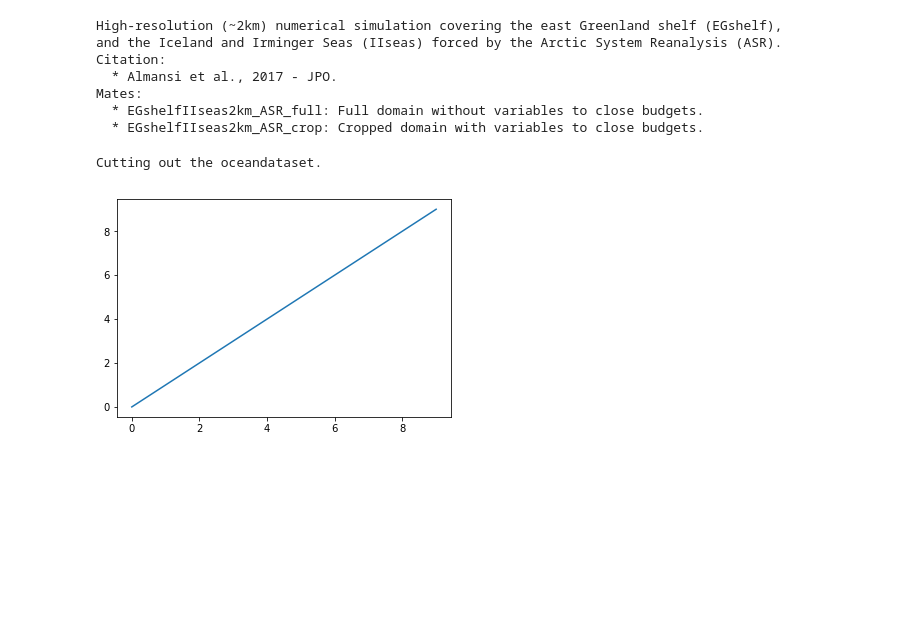
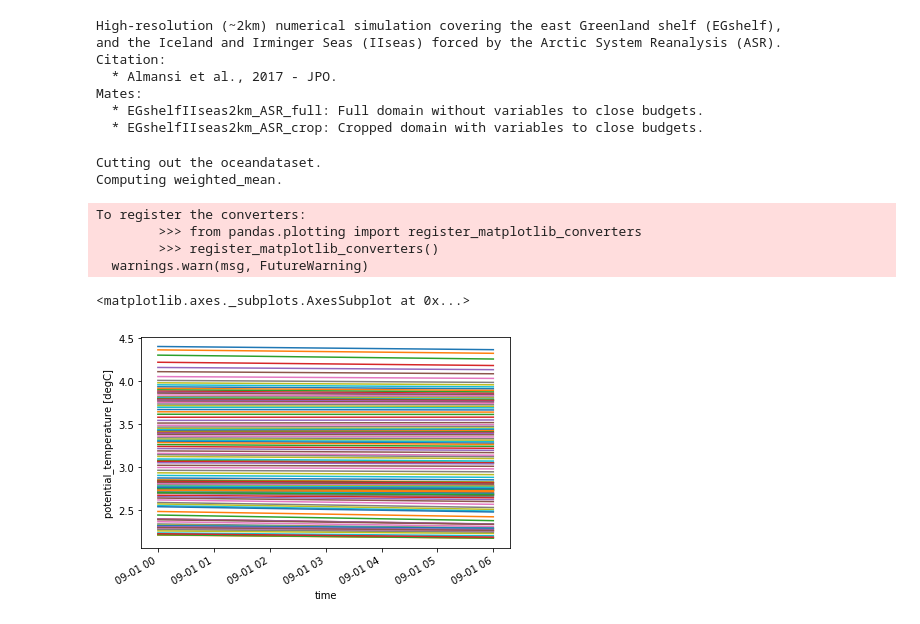
Before and after one commit to hainegroup/oceanspy, a Jupyter notebook: oceanspy/Untitled.ipynb, the cells around one changed output. Saved outputs shown, nothing was run; the diff lists cells and outputs as text; code cells hidden in the pictures; blank space fills up the shorter version.

```diff
--- a/oceanspy/Untitled.ipynb
+++ b/oceanspy/Untitled.ipynb
@@ -12,6 +12,15 @@ Mates:
   * EGshelfIIseas2km_ASR_full: Full domain without variables to close budgets.
   * EGshelfIIseas2km_ASR_crop: Cropped domain with variables to close budgets.
 # %%
+%matplotlib inline
 od = od.subsample.cutout(timeRange='2007-09-01', ZRange=0)
+ospy.plot.time_series(od, varName='Temp', meanAxes=['X', 'Z'], add_legend=False)
 # %% [output]
 Cutting out the oceandataset.
+Computing weighted_mean.
+To register the converters:
+        >>> from pandas.plotting import register_matplotlib_converters
+        >>> register_matplotlib_converters()
+  warnings.warn(msg, FutureWarning)
+<matplotlib.axes._subplots.AxesSubplot at 0x...>
+[figure, added]
@@ -20,6 +26,0 @@ Cutting out the oceandataset.
-# %%
-import matplotlib.pyplot as plt
-fig, a
-ax = plt.plot(range(10))
-# %% [output]
-[figure, removed]
```
Also changed, not shown: parts of 7 cells of this notebook, 13 other files.
